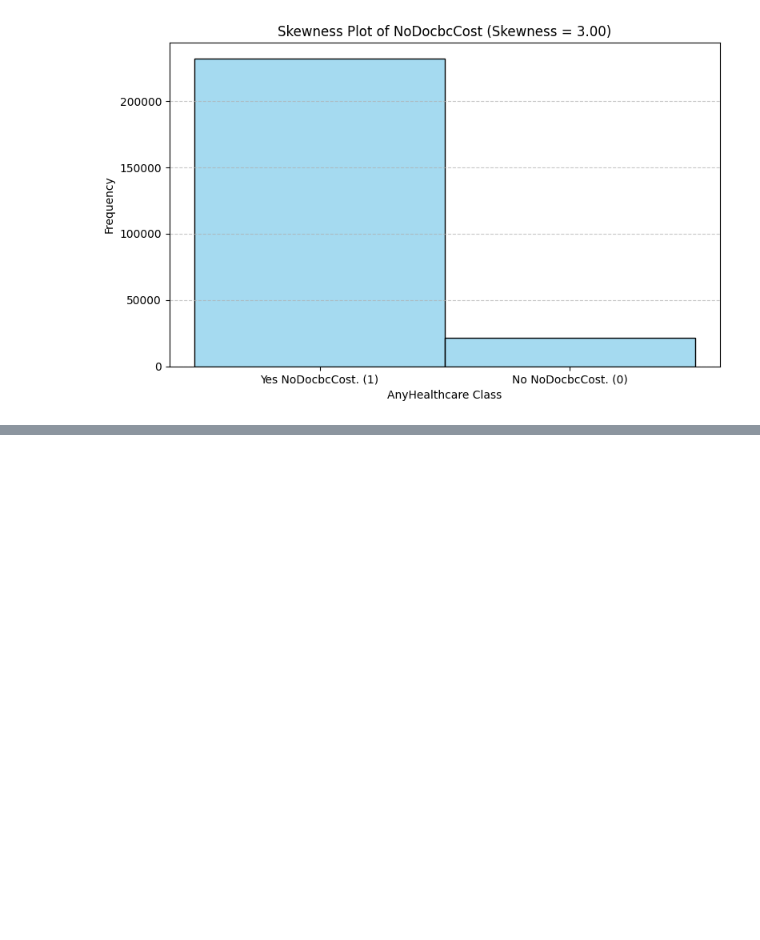
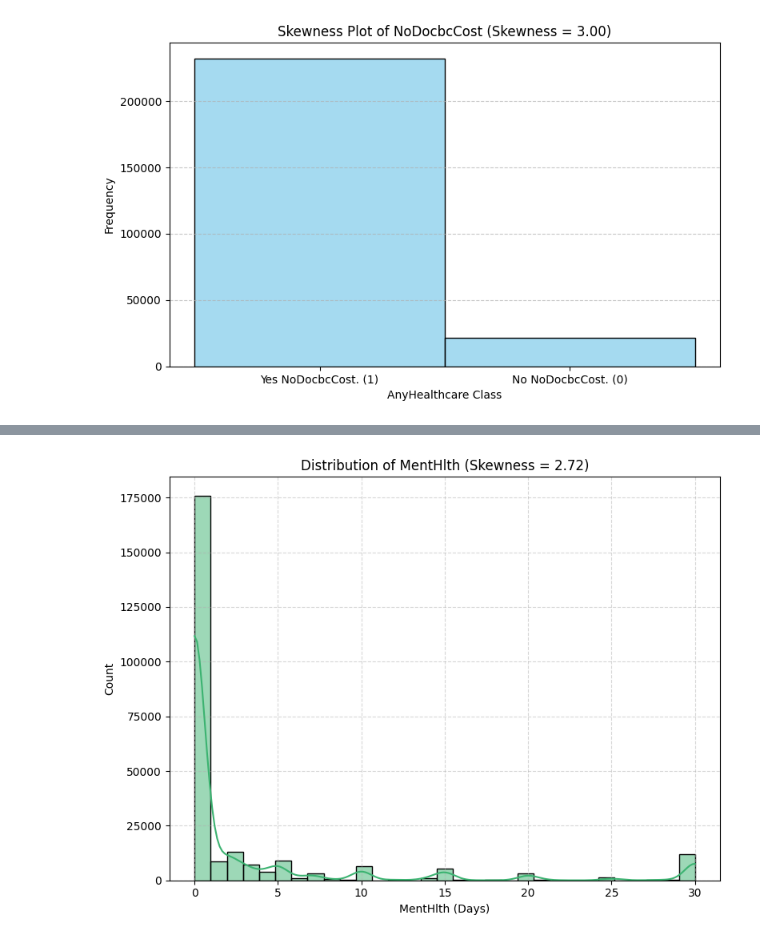
Before and after one commit to mrablfz05/diabetes-prediction, a Jupyter notebook: diabetes_prediction.ipynb, the cells around one changed output, grey strips where cells are left out. Saved outputs shown, nothing was run; the diff lists cells and outputs as text; code cells hidden in the pictures; blank space fills up the shorter version.

```diff
--- a/diabetes_prediction.ipynb
+++ b/diabetes_prediction.ipynb
@@ -1359,0 +1513,14 @@ plt.show()
+# %%
+MentHlth_skew = skew(MentHlth)
+
+plt.figure(figsize=(8, 6))
+sns.histplot(MentHlth, bins=31, kde=True, color='mediumseagreen')
+
+plt.title(f'Distribution of MentHlth (Skewness = {MentHlth_skew:.2f})')
+plt.xlabel('MentHlth (Days)')
+plt.ylabel('Count')
+plt.grid(True, linestyle='--', alpha=0.5)
+plt.tight_layout()
+plt.show()
+# %% [output]
+[figure, added]
```
Also changed, not shown: parts of 20 cells of this notebook, 5 other files.
